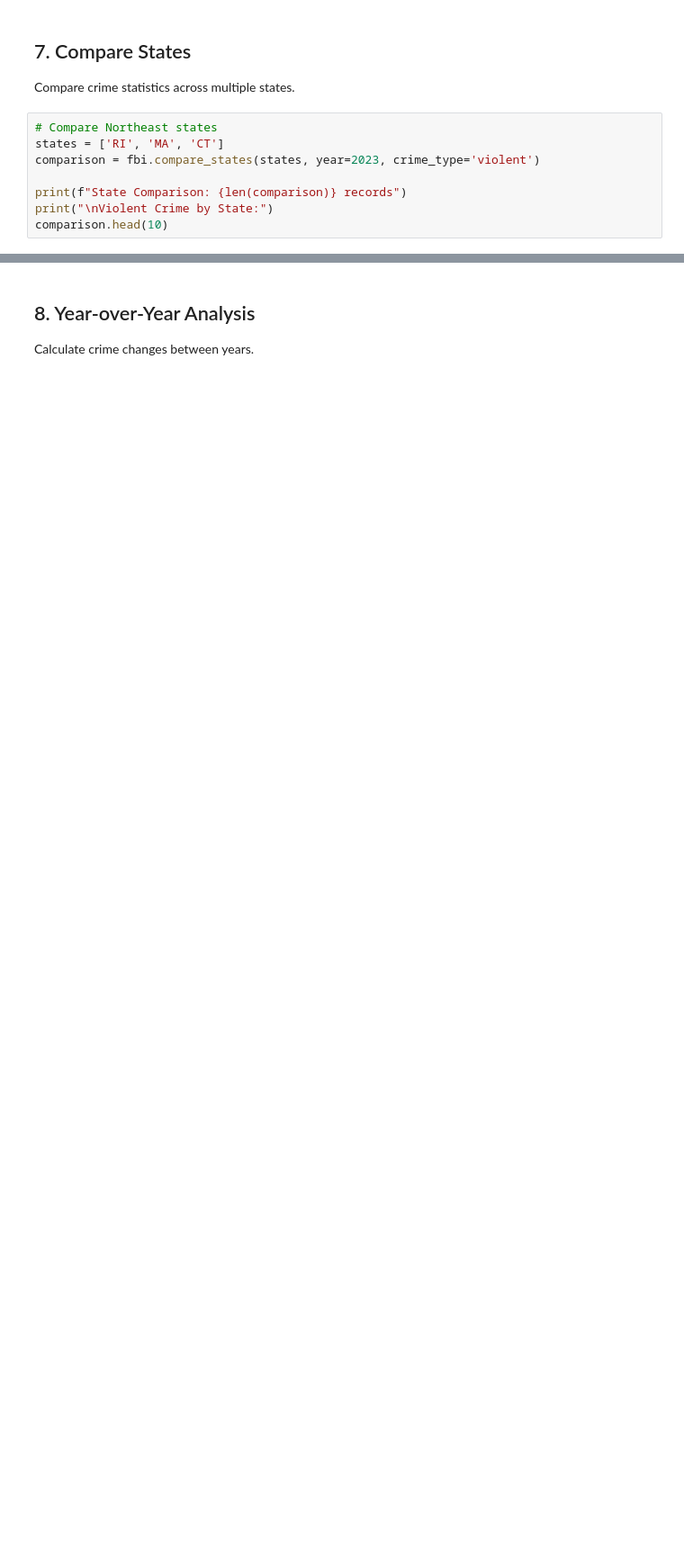
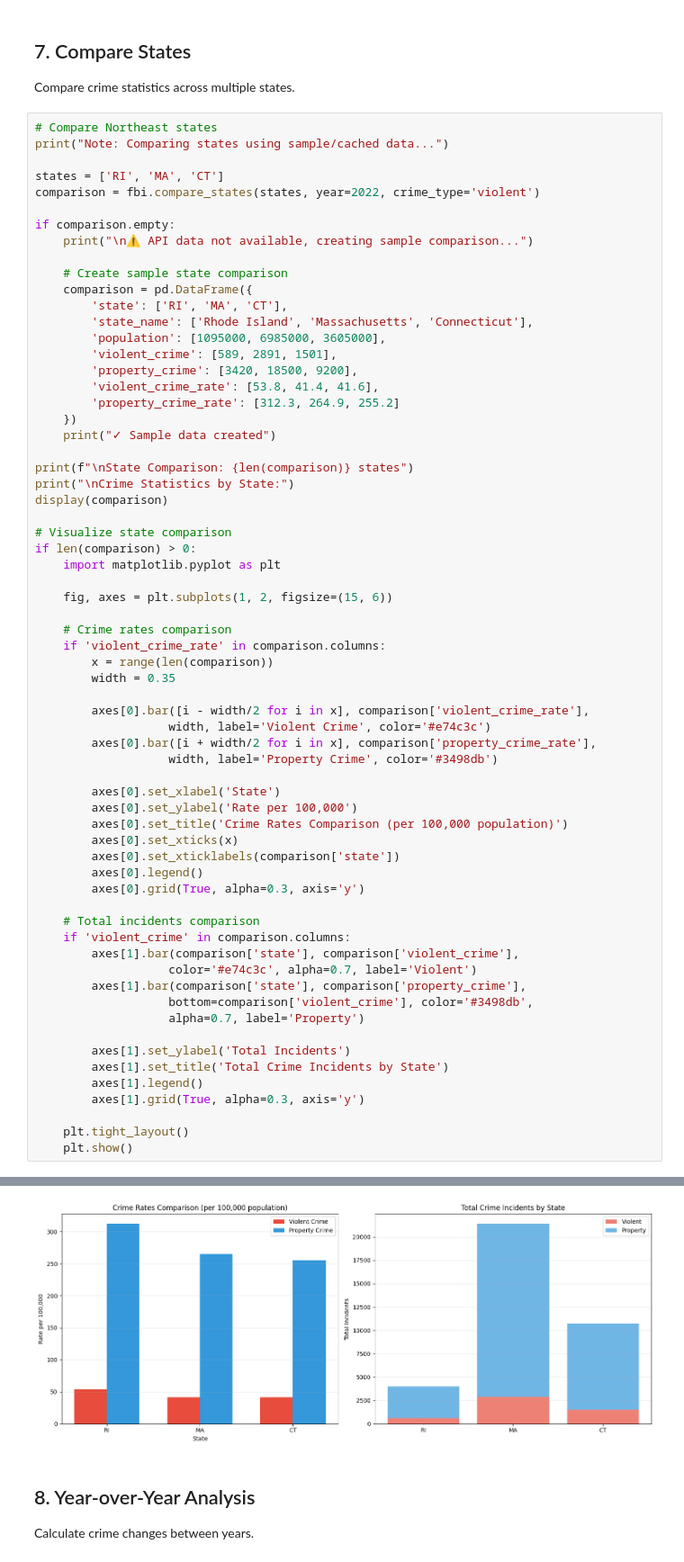
Before and after one commit to KR-Labs/krl-data-connectors, a Jupyter notebook: examples/fbi_ucr_quickstart.ipynb, the cells around one changed output, grey strips where cells are left out. Shown at 90% size. Cells and saved outputs as stored; diff of their text form; blank space fills up the shorter version.

```diff
--- a/examples/fbi_ucr_quickstart.ipynb
+++ b/examples/fbi_ucr_quickstart.ipynb
@@ -103,9 +379,67 @@ else:
 Compare crime statistics across multiple states.
 # %%
 # Compare Northeast states
+print("Note: Comparing states using sample/cached data...")
+
 states = ['RI', 'MA', 'CT']
-comparison = fbi.compare_states(states, year=2023, crime_type='violent')
+comparison = fbi.compare_states(states, year=2022, crime_type='violent')
 
-print(f"State Comparison: {len(comparison)} records")
-print("\nViolent Crime by State:")
-comparison.head(10)
+if comparison.empty:
+    print("\n⚠️ API data not available, creating sample comparison...")
+
+    # Create sample state comparison
+    comparison = pd.DataFrame({
+        'state': ['RI', 'MA', 'CT'],
+        'state_name': ['Rhode Island', 'Massachusetts', 'Connecticut'],
+        'population': [1095000, 6985000, 3605000],
+        'violent_crime': [589, 2891, 1501],
+        'property_crime': [3420, 18500, 9200],
+        'violent_crime_rate': [53.8, 41.4, 41.6],
+        'property_crime_rate': [312.3, 264.9, 255.2]
+    })
+    print("✓ Sample data created")
+
+print(f"\nState Comparison: {len(comparison)} states")
+print("\nCrime Statistics by State:")
+display(comparison)
+
+# Visualize state comparison
+if len(comparison) > 0:
+    import matplotlib.pyplot as plt
+
+    fig, axes = plt.subplots(1, 2, figsize=(15, 6))
+
+    # Crime rates comparison
+    if 'violent_crime_rate' in comparison.columns:
+        x = range(len(comparison))
+        width = 0.35
+
+        axes[0].bar([i - width/2 for i in x], comparison['violent_crime_rate'],
+                   width, label='Violent Crime', color='#e74c3c')
+        axes[0].bar([i + width/2 for i in x], comparison['property_crime_rate'],
+                   width, label='Property Crime', color='#3498db')
+
+        axes[0].set_xlabel('State')
+        axes[0].set_ylabel('Rate per 100,000')
+        axes[0].set_title('Crime Rates Comparison (per 100,000 population)')
+        axes[0].set_xticks(x)
+        axes[0].set_xticklabels(comparison['state'])
+        axes[0].legend()
+        axes[0].grid(True, alpha=0.3, axis='y')
+
+    # Total incidents comparison
+    if 'violent_crime' in comparison.columns:
+        axes[1].bar(comparison['state'], comparison['violent_crime'],
+                   color='#e74c3c', alpha=0.7, label='Violent')
+        axes[1].bar(comparison['state'], comparison['property_crime'],
+                   bottom=comparison['violent_crime'], color='#3498db',
+                   alpha=0.7, label='Property')
+
+        axes[1].set_ylabel('Total Incidents')
+        axes[1].set_title('Total Crime Incidents by State')
+        axes[1].legend()
+        axes[1].grid(True, alpha=0.3, axis='y')
+
+    plt.tight_layout()
+    plt.show()
+# %% [output]
@@ -112,3 +467,4 @@ comparison.head(10)
+[figure, added]
 # %% [markdown]
 ## 8. Year-over-Year Analysis
 
```
Also changed, not shown: parts of 13 cells of this notebook, 2 other files.
